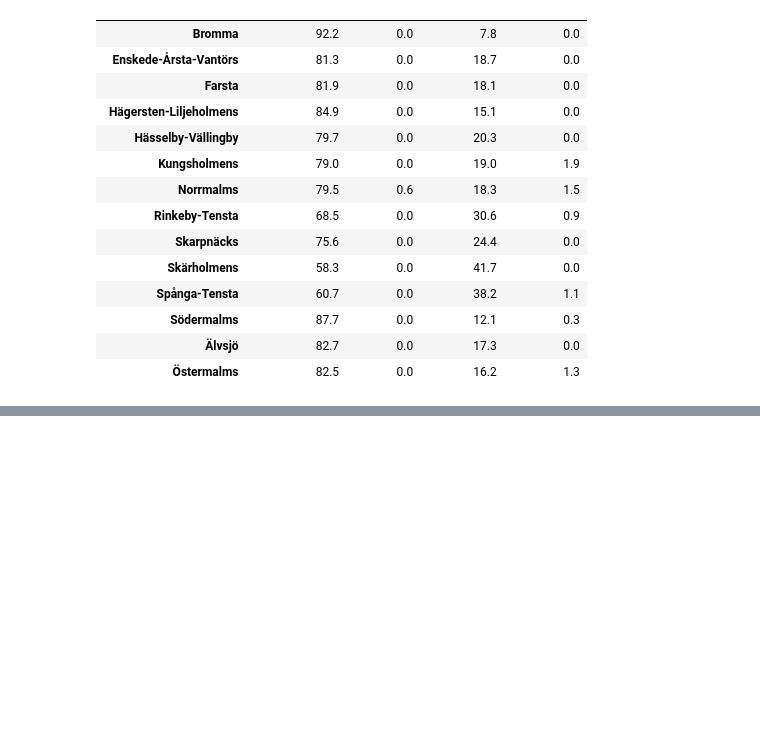
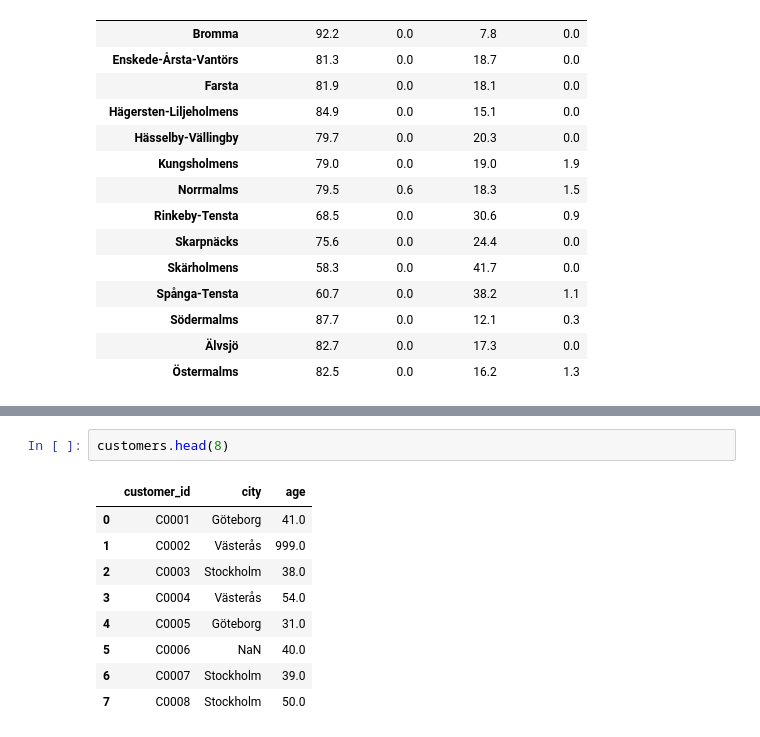
Before and after one commit to Danie1Alexandre/Lexicon---Python---AI, a Jupyter notebook: Data analysis and Visualisation/demo.jpnb.ipynb, the cells around one changed output, grey strips where cells are left out. Drawn from its saved outputs; the diff is of its cells as text; blank space fills up the shorter version.

```diff
--- a/Data analysis and Visualisation/demo.jpnb.ipynb
+++ b/Data analysis and Visualisation/demo.jpnb.ipynb
@@ -281,0 +549,12 @@ pd.crosstab(listings["neighbourhood_cleansed"], listings['room_type'])
+# %%
+customers.head(8)
+# %% [output]
+|  | customer_id | city | age |
+| 0 | C0001 | Göteborg | 41.0 |
+| 1 | C0002 | Västerås | 999.0 |
+| 2 | C0003 | Stockholm | 38.0 |
+| 3 | C0004 | Västerås | 54.0 |
+| 4 | C0005 | Göteborg | 31.0 |
+| 5 | C0006 | NaN | 40.0 |
+| 6 | C0007 | Stockholm | 39.0 |
+| 7 | C0008 | Stockholm | 50.0 |
```
Also changed, not shown: parts of 43 cells of this notebook, 7 other files.
